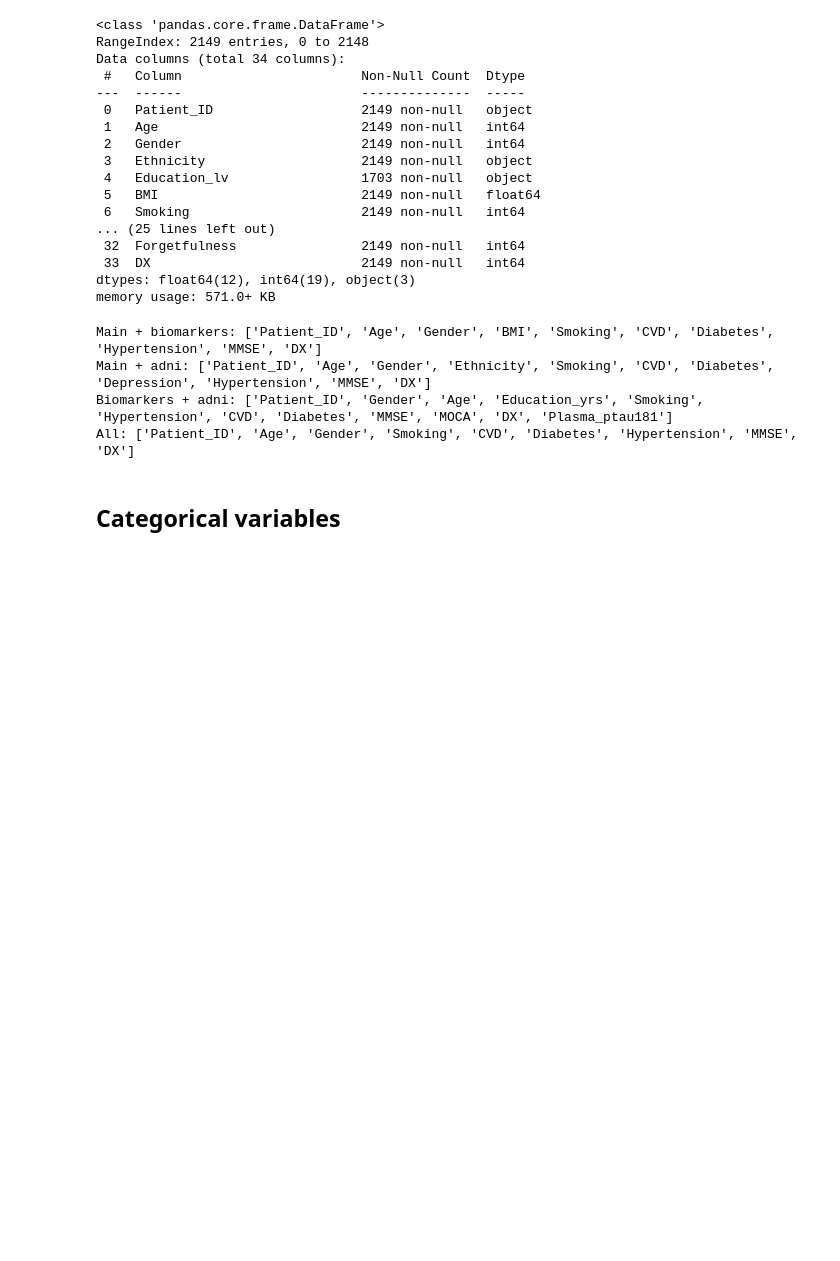
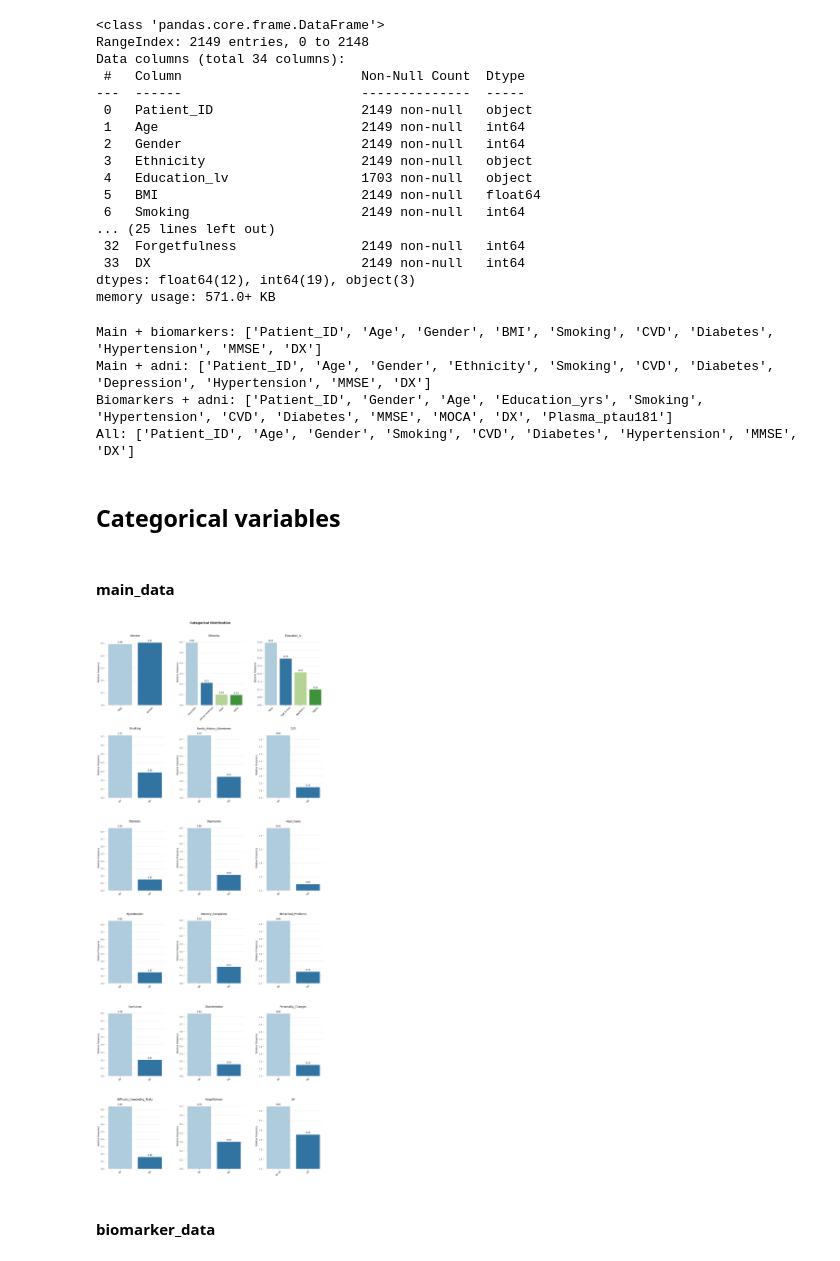
Before and after one commit to mardelmir/EDA_Project, a Jupyter notebook: src/notebooks/02_Categorical_variables.ipynb, the cells around one changed output. Cells and saved outputs as stored; diff of their text form; code cells hidden in the pictures; blank space fills up the shorter version.

```diff
--- a/src/notebooks/02_Categorical_variables.ipynb
+++ b/src/notebooks/02_Categorical_variables.ipynb
@@ -88,23 +86,36 @@ col_clinical_measurements = ['Systolic_BP', 'Diastolic_BP', 'Cholesterol_Total',
 col_as = ['MMSE', 'MOCA', 'Functional_Assessment', 'ADL']
 # %% [markdown]
 ## Categorical variables
+# %% [markdown]
+#### main_data
 # %%
-custom_labels = {
+main_classification = dt.classify_by_cardinality(df_main)
+column_selection = main_classification.loc[main_classification['Suggested Type'].isin(['Binary', 'Categorical'])]
+categorical_main = column_selection.index.to_list()
+
+new_labels = {
     'Gender': ['Male', 'Female'],
     'Ethnicity': ['Caucasian', 'African American', 'Asian', 'Other'],
-    'EducationLevel': ['None', 'High School', 'Bachelor\'s', 'Higher'],
+    'Education_lv': ['None', 'High School', 'Bachelor\'s', 'Higher'],
     'Smoking': ['No', 'Yes'],
-    'FamilyHistoryAlzheimers': ['No', 'Yes'],
-    'CardiovascularDisease': ['No', 'Yes'],
+    'Family_History_Alzheimers': ['No', 'Yes'],
+    'CVD': ['No', 'Yes'],
     'Diabetes': ['No', 'Yes'],
     'Depression': ['No', 'Yes'],
-    'HeadInjury': ['No', 'Yes'],
+    'Head_Injury': ['No', 'Yes'],
     'Hypertension': ['No', 'Yes'],
-    'MemoryComplaints': ['No', 'Yes'],
-    'BehavioralProblems': ['No', 'Yes'],
+    'Memory_Complaints': ['No', 'Yes'],
+    'Behavioral_Problems': ['No', 'Yes'],
     'Confusion': ['No', 'Yes'],
     'Disorientation': ['No', 'Yes'],
-    'PersonalityChanges': ['No', 'Yes'],
-    'DifficultyCompletingTasks': ['No', 'Yes'],
-    'Forgetfulness': ['No', 'Yes']
+    'Personality_Changes': ['No', 'Yes'],
+    'Difficulty_Completing_Tasks': ['No', 'Yes'],
+    'Forgetfulness': ['No', 'Yes'],
+    'DX': ['No AD', 'AD']
 }
+# %%
+vt.plot_categorical_distribution(df_main, categorical_main, custom_labels = new_labels, relative = True, show_values=True, palette = 'Paired')
+# %% [output]
+[figure, added]
+# %% [markdown]
+#### biomarker_data
```
Also changed, not shown: parts of 8 cells of this notebook, 7 other files.
